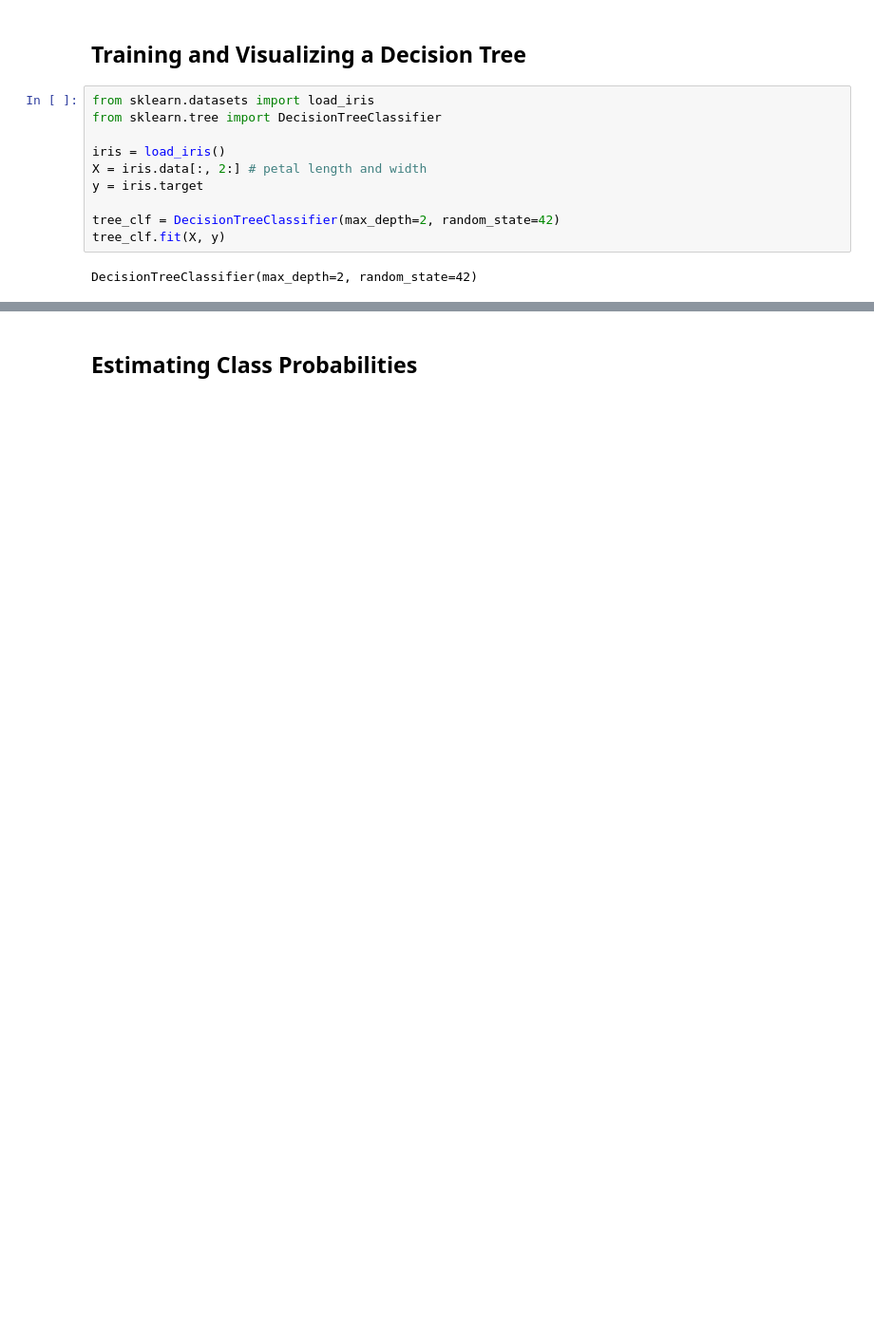
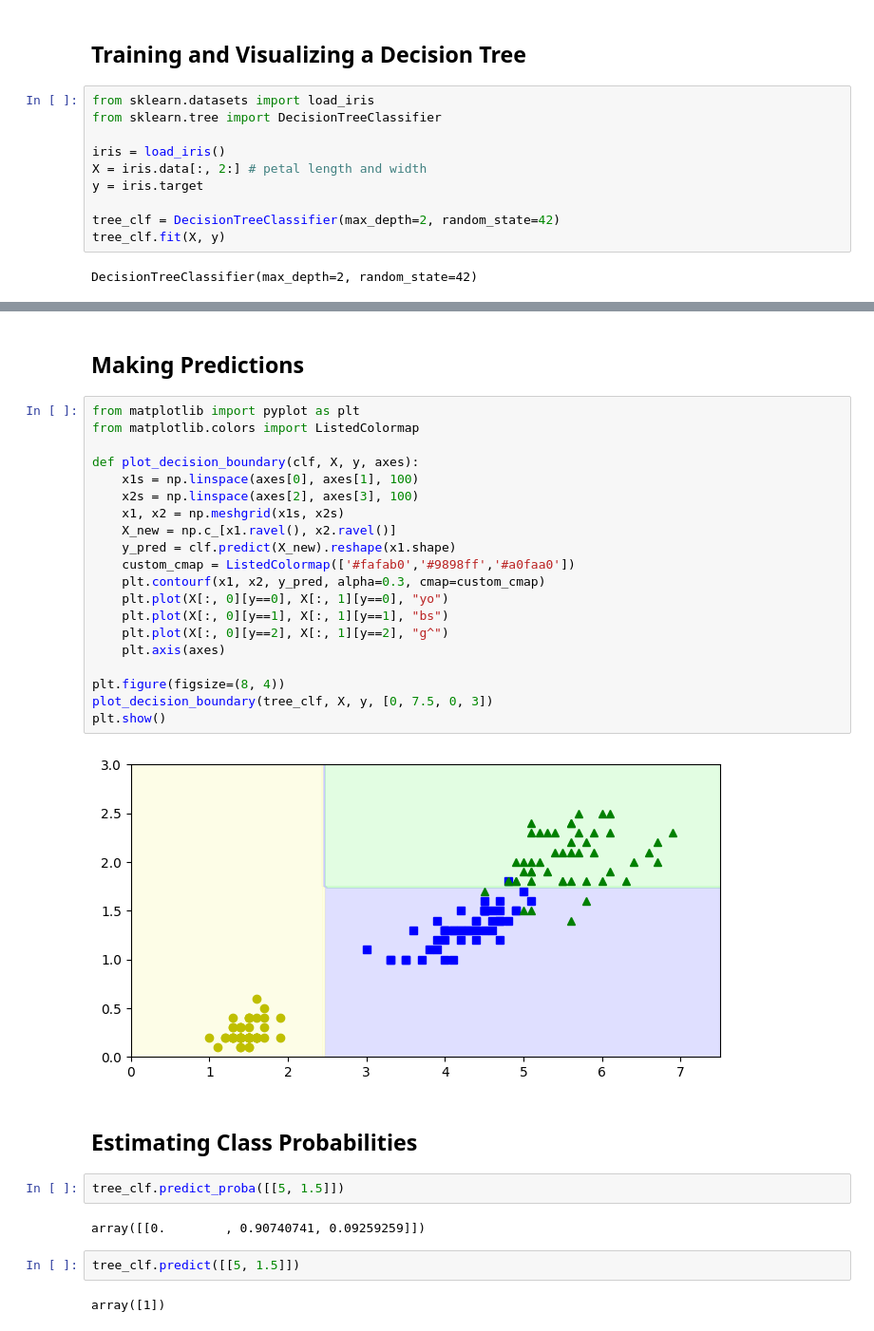
Before and after one commit to Artem259/univ4.2_ISM, a Jupyter notebook: lab7/task.ipynb, the cells around one changed output, grey strips where cells are left out. Shown at 95% size. Saved outputs shown, nothing was run; the diff lists cells and outputs as text; blank space fills up the shorter version.

```diff
--- a/lab7/task.ipynb
+++ b/lab7/task.ipynb
@@ -36,4 +31,36 @@ Source.from_file(str(os.path.join(OUTPUT_DIR, DOT_FILE)))
 # %% [output]
 [drawing not drawn]
+# %% [markdown]
+## Making Predictions
+# %%
+from matplotlib import pyplot as plt
+from matplotlib.colors import ListedColormap
+
+def plot_decision_boundary(clf, X, y, axes):
+    x1s = np.linspace(axes[0], axes[1], 100)
+    x2s = np.linspace(axes[2], axes[3], 100)
+    x1, x2 = np.meshgrid(x1s, x2s)
+    X_new = np.c_[x1.ravel(), x2.ravel()]
+    y_pred = clf.predict(X_new).reshape(x1.shape)
+    custom_cmap = ListedColormap(['#fafab0','#9898ff','#a0faa0'])
+    plt.contourf(x1, x2, y_pred, alpha=0.3, cmap=custom_cmap)
+    plt.plot(X[:, 0][y==0], X[:, 1][y==0], "yo")
+    plt.plot(X[:, 0][y==1], X[:, 1][y==1], "bs")
+    plt.plot(X[:, 0][y==2], X[:, 1][y==2], "g^")
+    plt.axis(axes)
+
+plt.figure(figsize=(8, 4))
+plot_decision_boundary(tree_clf, X, y, [0, 7.5, 0, 3])
+plt.show()
+# %% [output]
+[figure, added]
 # %% [markdown]
 ## Estimating Class Probabilities
+# %%
+tree_clf.predict_proba([[5, 1.5]])
+# %% [output]
+array([[0.        , 0.90740741, 0.09259259]])
+# %%
+tree_clf.predict([[5, 1.5]])
+# %% [output]
+array([1])
```
Also changed, not shown: parts of 10 cells of this notebook, 3 other files.
